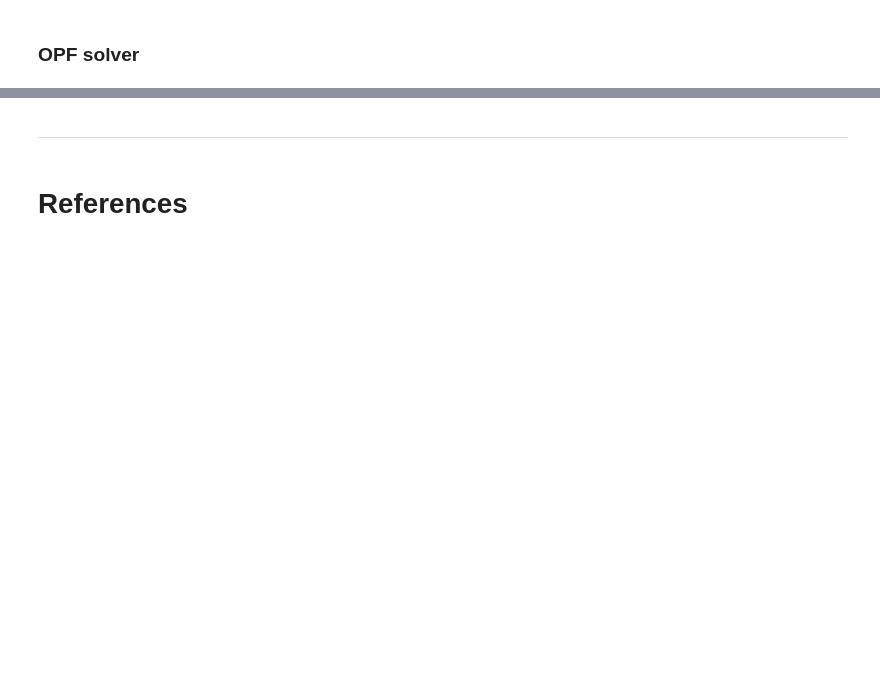
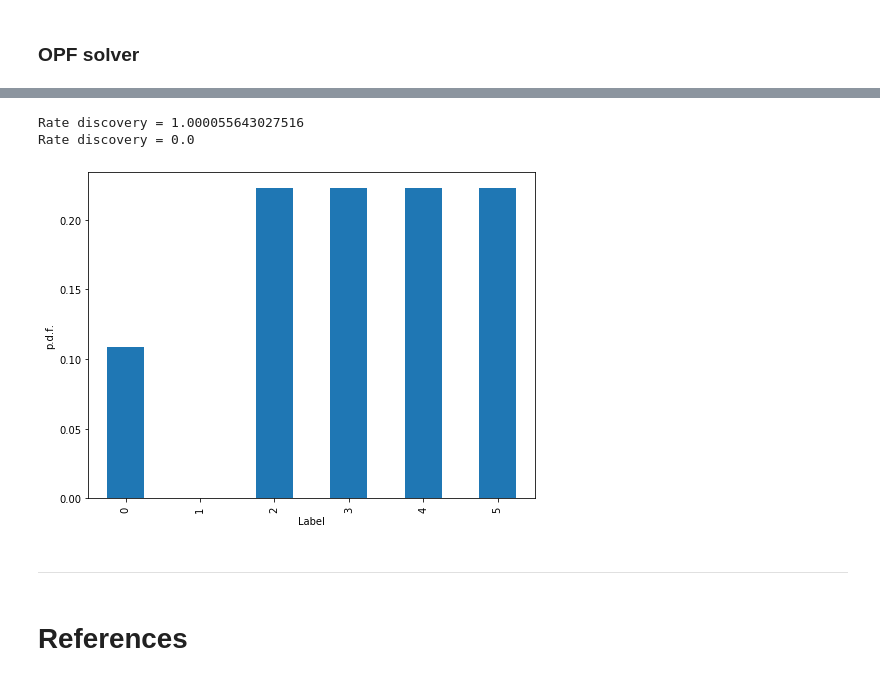
Before and after one commit to jhyun0919/Project_EE394V_SPR2020, a Jupyter notebook: codes/experiments/data_preprocess.ipynb, the cells around one changed output, grey strips where cells are left out. Drawn from its saved outputs; the diff is of its cells as text; code cells hidden in the pictures; blank space fills up the shorter version.

```diff
--- a/codes/experiments/data_preprocess.ipynb
+++ b/codes/experiments/data_preprocess.ipynb
@@ -42,7 +42,7 @@ test_cases = [
 # %% [markdown]
 ### Check the selected test case dataset in detail
 # %%
-test_idx = 0
+test_idx = 1
 opf_data = opf_data_dict[test_cases[test_idx]]
 # %%
 pp = pprint.PrettyPrinter(indent=4)
@@ -592,38 +228,6 @@ alpha = 0.05
 epsilon = 0.04
 delta = 0.01
 gamma = 2
+
+mu = 0
+std_scaler = 0.03
-# %%
-def discover_mass(alpha, epsilon, delta, gamma):
-    # compute c amd M_low
-    c = 2 * gamma / pow(epsilon, 2)
-    M_low = 1 + pow(gamma / (delta * (gamma - 1)), 1 / (gamma - 1))
-
-    # initialized
-    M = 1 # num of samples
-    discovered_active_sets = [] # empty set
-
-    # iteration
-    while True:
-        # calculate window size Window_M
-        Window_M = c * max(cm.log(M_low), cm.log(M))
-
-        # draw additional samples ???
-        additional_sample_size = 1 + W_M -
-        additional_samples = []
-
-        # solve OP for each samples; obtain new active sets ???
-        new_active_sets =
-
-        # add the newly observed active sets
-        set1 = set(discovered_active_sets)
-        set2 = set(new_active_sets)
-        discevered_active_sets = list(set1.union(set2))
-
-        # compute Rate of discovery over the window size Window_M ???
-        Rate_discovery = (1/Window_M) * ()
-        # update M
-        M = M + 1
-        if R_discovery < alpha - epsilon:
-            break
-
-    return discovered_active_sets, M, R_discovery
@@ -651,3 +234,12 @@ list(set1.union(set2))
+# %%
+discovered_active_sets, W, M, R_discovery = discover_mass(alpha, epsilon, delta, gamma, mu, std_scaler, opf_data)
+# %% [output]
+Rate discovery = 1.000055643027516
+Rate discovery = 0.0
+# %%
+plot_active_set_dist(discovered_active_sets, 'testing.png')
+# %% [output]
+[figure, added]
 # %% [markdown]
 ---
 # %% [markdown]
```
Also changed, not shown: parts of 24 cells of this notebook, 6 other files.
